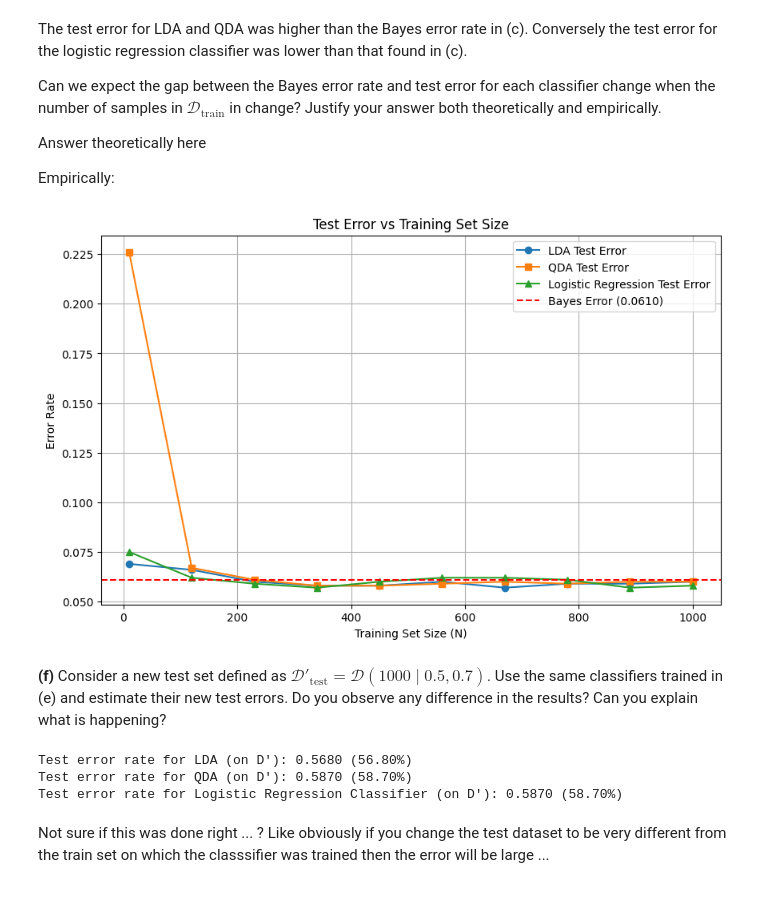
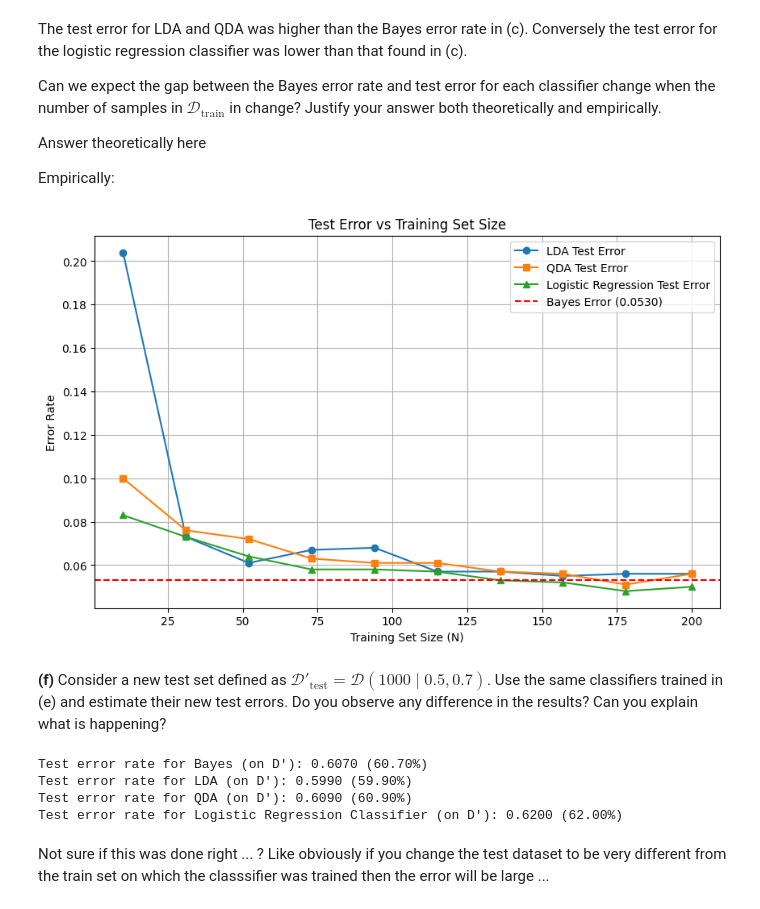
Before and after one commit to muneymo/isla2026-TP, a Jupyter notebook: TP3/TP3.ipynb, the cells around one changed output. Saved outputs shown, nothing was run; the diff lists cells and outputs as text; code cells hidden in the pictures.

```diff
--- a/TP3/TP3.ipynb
+++ b/TP3/TP3.ipynb
@@ -195,6 +198,12 @@ plt.show()
 # %%
 from sklearn.discriminant_analysis import LinearDiscriminantAnalysis, QuadraticDiscriminantAnalysis
 from sklearn.linear_model import LogisticRegression
+
+bayes_model = BayesClassifier(epsilon=2, p=0.3)
+bayes_model.fit(X_train, y_train) #Fit doesn't use X or y but have it to follow the same logic as scikit-learn
+bayes_error = 1 - bayes_model.score(X_test, y_test)
+
+print(f"Bayes error rate: {bayes_error:.4f} ({bayes_error*100:.2f}%)")
 
 LDAmodel = LinearDiscriminantAnalysis()
 LDAmodel.fit(X_train,y_train)
@@ -221,48 +231,41 @@ Answer theoretically here
 Empirically:
 # %%
 #Number of samples in Dtrain
-N_values = np.linspace(10, 1000, 10, dtype=int)
-LDAerrors = []
-QDAerrors = []
-LRerrors = []
-
-#Bayes error
-bayes_model = BayesClassifier(epsilon=2, p=0.3)
-bayes_model.fit(X_test, y_test)
-bayes_error = 1 - bayes_model.score(X_test, y_test)
+N_values = np.linspace(10, 200, 10, dtype=int)
+ldaerrors = []
+qdaerrors = []
+lrerrors = []
 
 for N in N_values:
     X_train_N, y_train_N = generate_data(N, 2, 0.3)
 
     #Train LDA
-    lda = LinearDiscriminantAnalysis()
-    lda.fit(X_train_N, y_train_N)
-    LDAerrors.append(1 - lda.score(X_test, y_test))
+    LDAmodel.fit(X_train_N, y_train_N)
+    ldaerrors.append(1 - LDAmodel.score(X_test, y_test))
 
     #Train QDA
-    qda = QuadraticDiscriminantAnalysis()
-    qda.fit(X_train_N, y_train_N)
-    QDAerrors.append(1 - qda.score(X_test, y_test))
+    QDAmodel.fit(X_train_N, y_train_N)
+    qdaerrors.append(1 - QDAmodel.score(X_test, y_test))
 
     #Train Logistic Regression
-    lr = LogisticRegression(max_iter=1000)
-    lr.fit(X_train_N, y_train_N)
-    LRerrors.append(1 - lr.score(X_test, y_test))
+    LRmodel.fit(X_train_N, y_train_N)
+    lrerrors.append(1 - LRmodel.score(X_test, y_test))
 
 #Plot
 plt.figure(figsize=(10, 6))
-plt.plot(N_values, LDAerrors, label='LDA Test Error', marker='o')
-plt.plot(N_values, QDAerrors, label='QDA Test Error', marker='s')
-plt.plot(N_values, LRerrors, label='Logistic Regression Test Error', marker='^')
+plt.plot(N_values, ldaerrors, label='LDA Test Error', marker='o')
+plt.plot(N_values, qdaerrors, label='QDA Test Error', marker='s')
+plt.plot(N_values, lrerrors, label='Logistic Regression Test Error', marker='^')
+#Bayes doesn't depend on the training data, so we can use the same value for all N
 plt.axhline(y=bayes_error, color='r', linestyle='--', label=f'Bayes Error ({bayes_error:.4f})')
 plt.xlabel('Training Set Size (N)')
 plt.ylabel('Error Rate')
 plt.title('Test Error vs Training Set Size')
 plt.legend()
 plt.grid(True)
 plt.show()
 # %% [output]
-[figure, old version]
+[figure, new version]
 # %% [markdown]
 **(f)** Consider a new test set defined as $\mathcal{D}'_\text{test} = \mathcal{D}(1000 \mid 0.5, 0.7)$. Use the same classifiers trained in (e) and estimate their new test errors. Do you observe any difference in the results? Can you explain what is happening?
 # %%
@@ -271,15 +274,18 @@ D_prime = generate_data(1000, 0.5, 0.7)
 
 X_test_prime, y_test_prime= D_prime
 
+print(f"Test error rate for Bayes (on D'): {1-bayes_model.score(X_test_prime, y_test_prime):.4f} ({(1-bayes_model.score(X_test_prime, y_test_prime))*100:.2f}%)")
+
 print(f"Test error rate for LDA (on D'): {1-LDAmodel.score(X_test_prime, y_test_prime):.4f} ({(1-LDAmodel.score(X_test_prime, y_test_prime))*100:.2f}%)")
 
 print(f"Test error rate for QDA (on D'): {1-QDAmodel.score(X_test_prime, y_test_prime):.4f} ({(1-QDAmodel.score(X_test_prime, y_test_prime))*100:.2f}%)")
 
 print(f"Test error rate for Logistic Regression Classifier (on D'): {1-LRmodel.score(X_test_prime, y_test_prime):.4f} ({(1-LRmodel.score(X_test_prime, y_test_prime))*100:.2f}%)")
 # %% [output]
-Test error rate for LDA (on D'): 0.5680 (56.80%)
-Test error rate for QDA (on D'): 0.5870 (58.70%)
-Test error rate for Logistic Regression Classifier (on D'): 0.5870 (58.70%)
+Test error rate for Bayes (on D'): 0.6070 (60.70%)
+Test error rate for LDA (on D'): 0.5990 (59.90%)
+Test error rate for QDA (on D'): 0.6090 (60.90%)
+Test error rate for Logistic Regression Classifier (on D'): 0.6200 (62.00%)
 # %% [markdown]
 Not sure if this was done right ... ? Like obviously if you change the test dataset to be very different from the train set on which the classsifier was trained then the error will be large ...
 # %% [markdown]
```
Also changed, not shown: parts of 7 cells of this notebook.
